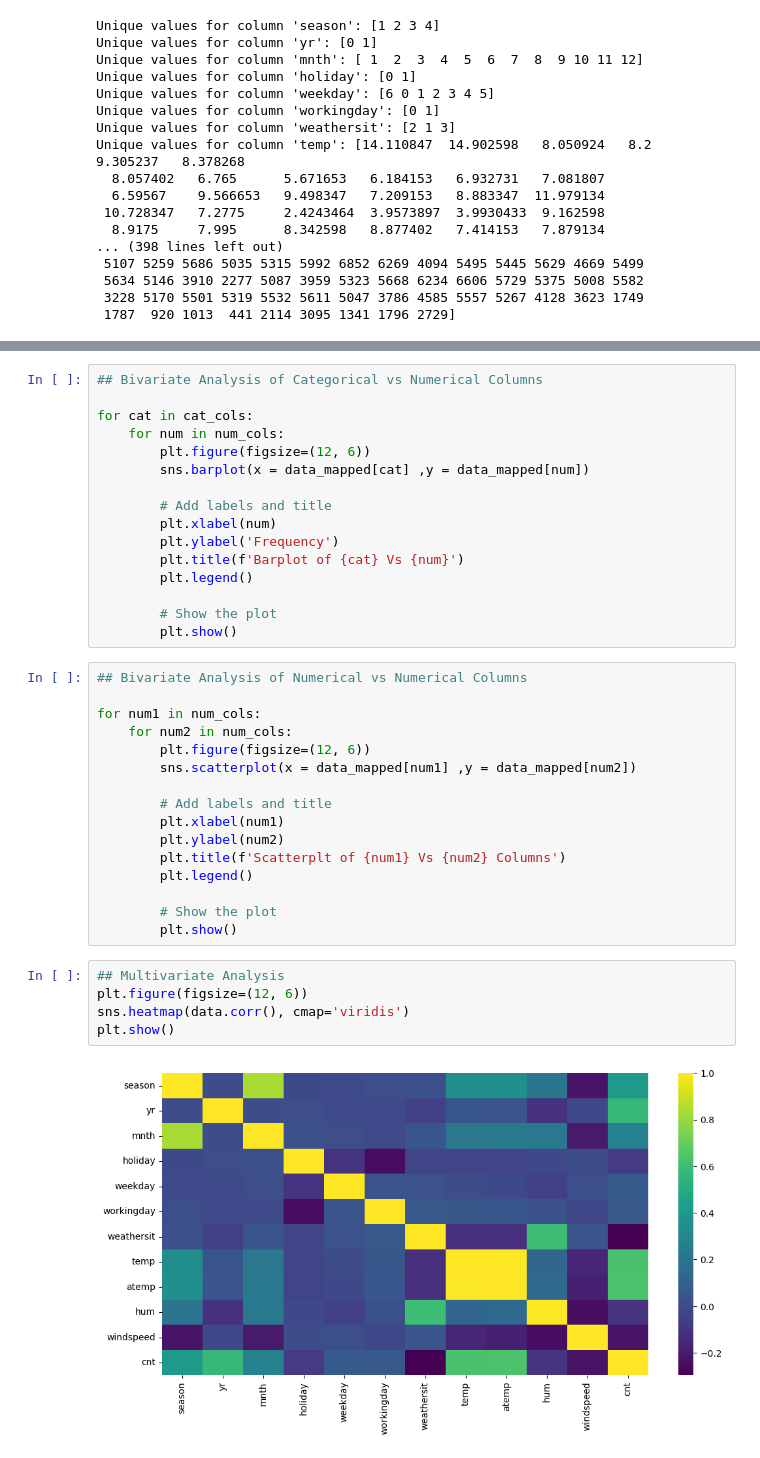
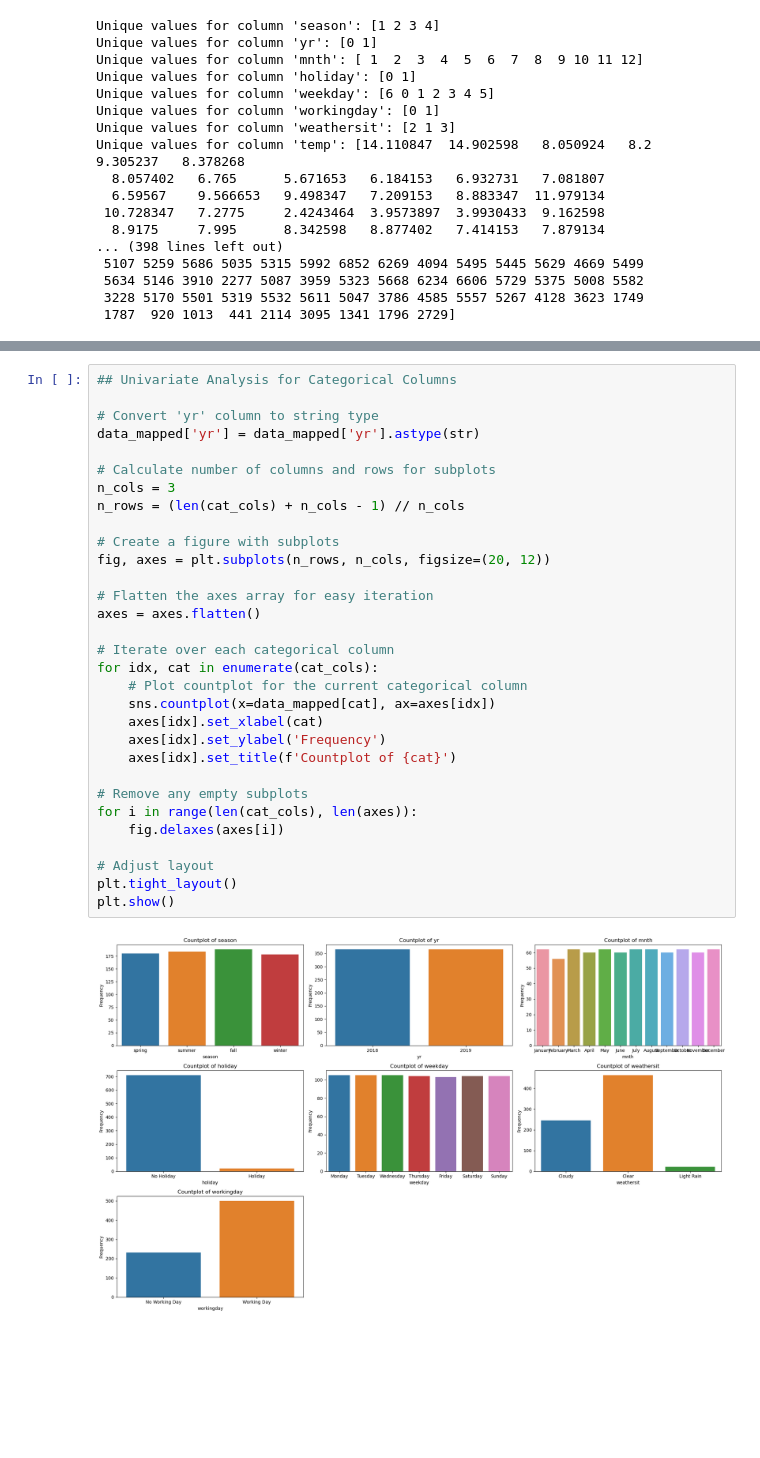
Before and after one commit to Sariq16/boombikes, a Jupyter notebook: boombikes.ipynb, the cells around one changed output, grey strips where cells are left out. Drawn from its saved outputs; the diff is of its cells as text; blank space fills up the shorter version.

```diff
--- a/boombikes.ipynb
+++ b/boombikes.ipynb
@@ -240,39 +168,33 @@ No artists with labels found to put in legend.  Note that artists whose label st
-# %%
-## Bivariate Analysis of Categorical vs Numerical Columns
-
-for cat in cat_cols:
-    for num in num_cols:
-        plt.figure(figsize=(12, 6))
-        sns.barplot(x = data_mapped[cat] ,y = data_mapped[num])
-
-        # Add labels and title
-        plt.xlabel(num)
-        plt.ylabel('Frequency')
-        plt.title(f'Barplot of {cat} Vs {num}')
-        plt.legend()
-
-        # Show the plot
-        plt.show()
-# %%
-## Bivariate Analysis of Numerical vs Numerical Columns
-
-for num1 in num_cols:
-    for num2 in num_cols:
-        plt.figure(figsize=(12, 6))
-        sns.scatterplot(x = data_mapped[num1] ,y = data_mapped[num2])
-
-        # Add labels and title
-        plt.xlabel(num1)
-        plt.ylabel(num2)
-        plt.title(f'Scatterplt of {num1} Vs {num2} Columns')
-        plt.legend()
-
-        # Show the plot
-        plt.show()
-# %%
-## Multivariate Analysis
-plt.figure(figsize=(12, 6))
-sns.heatmap(data.corr(), cmap='viridis')
-plt.show()
-# %% [output]
-[figure, removed]
+# %%
+## Univariate Analysis for Categorical Columns
+
+# Convert 'yr' column to string type
+data_mapped['yr'] = data_mapped['yr'].astype(str)
+
+# Calculate number of columns and rows for subplots
+n_cols = 3
+n_rows = (len(cat_cols) + n_cols - 1) // n_cols
+
+# Create a figure with subplots
+fig, axes = plt.subplots(n_rows, n_cols, figsize=(20, 12))
+
+# Flatten the axes array for easy iteration
+axes = axes.flatten()
+
+# Iterate over each categorical column
+for idx, cat in enumerate(cat_cols):
+    # Plot countplot for the current categorical column
+    sns.countplot(x=data_mapped[cat], ax=axes[idx])
+    axes[idx].set_xlabel(cat)
+    axes[idx].set_ylabel('Frequency')
+    axes[idx].set_title(f'Countplot of {cat}')
+
+# Remove any empty subplots
+for i in range(len(cat_cols), len(axes)):
+    fig.delaxes(axes[i])
+
+# Adjust layout
+plt.tight_layout()
+plt.show()
+# %% [output]
+[figure, added]
```
Also changed, not shown: parts of 34 cells of this notebook.
